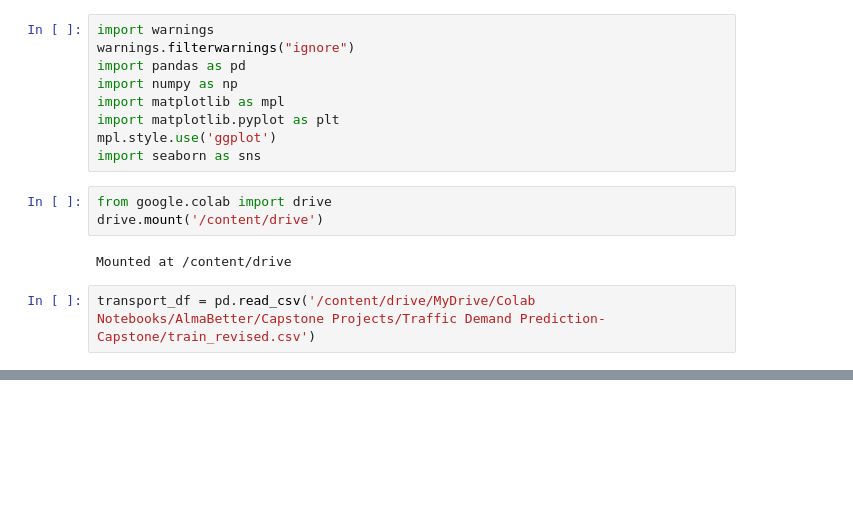
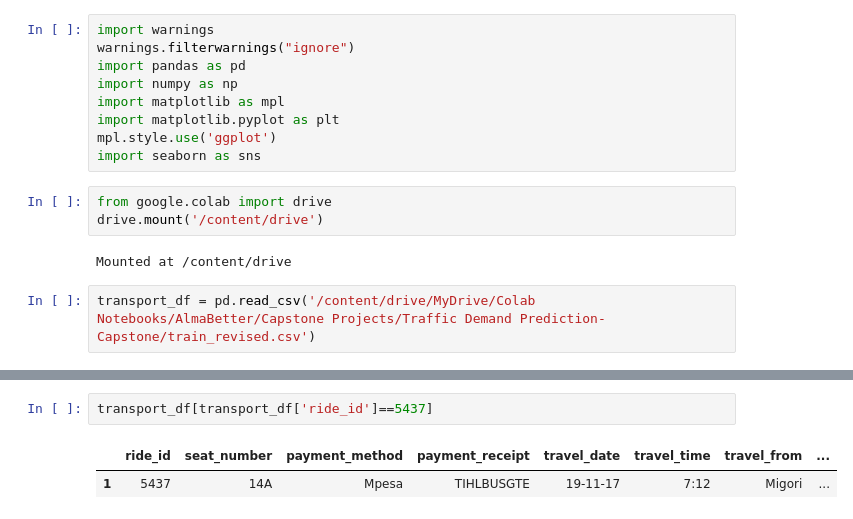
Before and after one commit to sudeep-009/Transport-Demand-Prediction-Regression-Capstone-Project, a Jupyter notebook: Copy_of_Demand_Prediction_for_Public_Transport_Capstone_Project.ipynb, the cells around one changed output, grey strips where cells are left out. Saved outputs shown, nothing was run; the diff lists cells and outputs as text; blank space fills up the shorter version.

```diff
--- a/Copy_of_Demand_Prediction_for_Public_Transport_Capstone_Project.ipynb
+++ b/Copy_of_Demand_Prediction_for_Public_Transport_Capstone_Project.ipynb
@@ -77,0 +126,5 @@ transport_df = pd.read_csv('/content/drive/MyDrive/Colab Notebooks/AlmaBetter/Ca
+# %%
+transport_df[transport_df['ride_id']==5437]
+# %% [output]
+|  | ride_id | seat_number | payment_method | payment_receipt | travel_date | travel_time | travel_from | ... |
+| 1 | 5437 | 14A | Mpesa | TIHLBUSGTE | 19-11-17 | 7:12 | Migori | ... |
```
Also changed, not shown: parts of 10 cells of this notebook.
